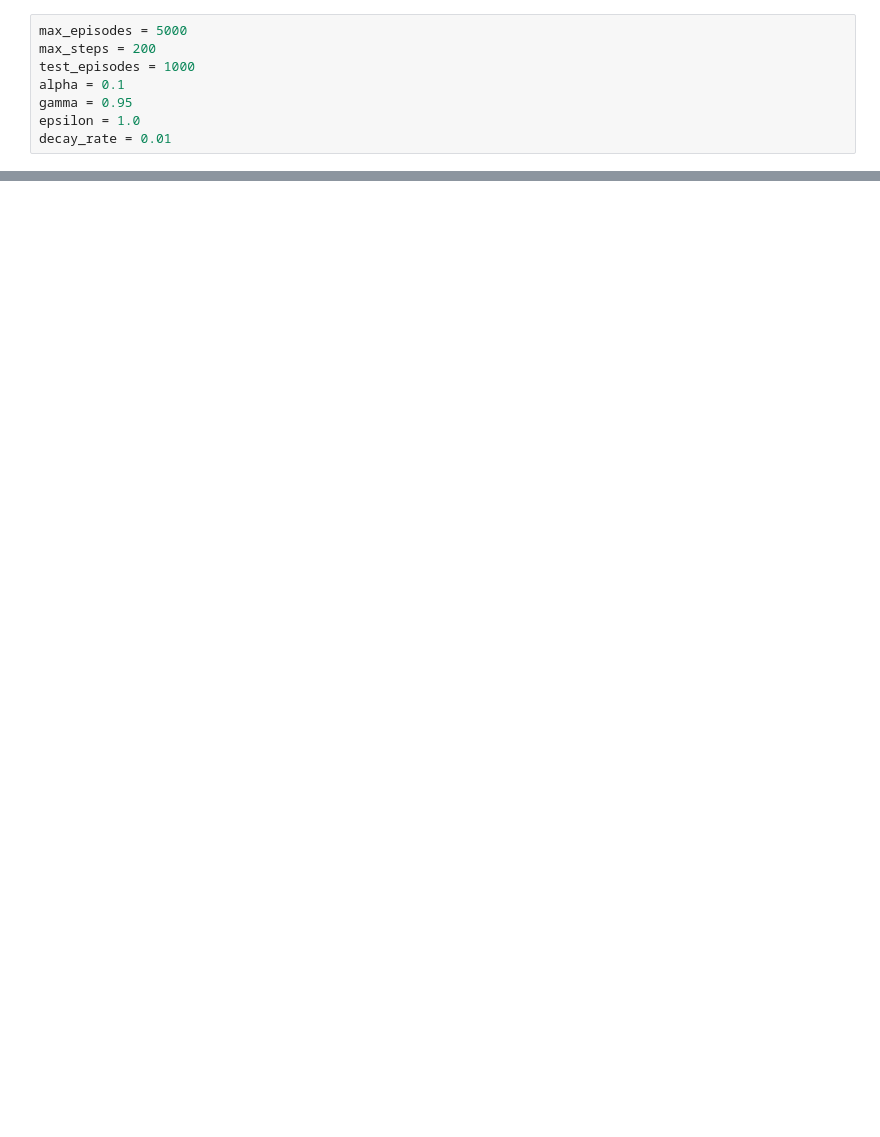
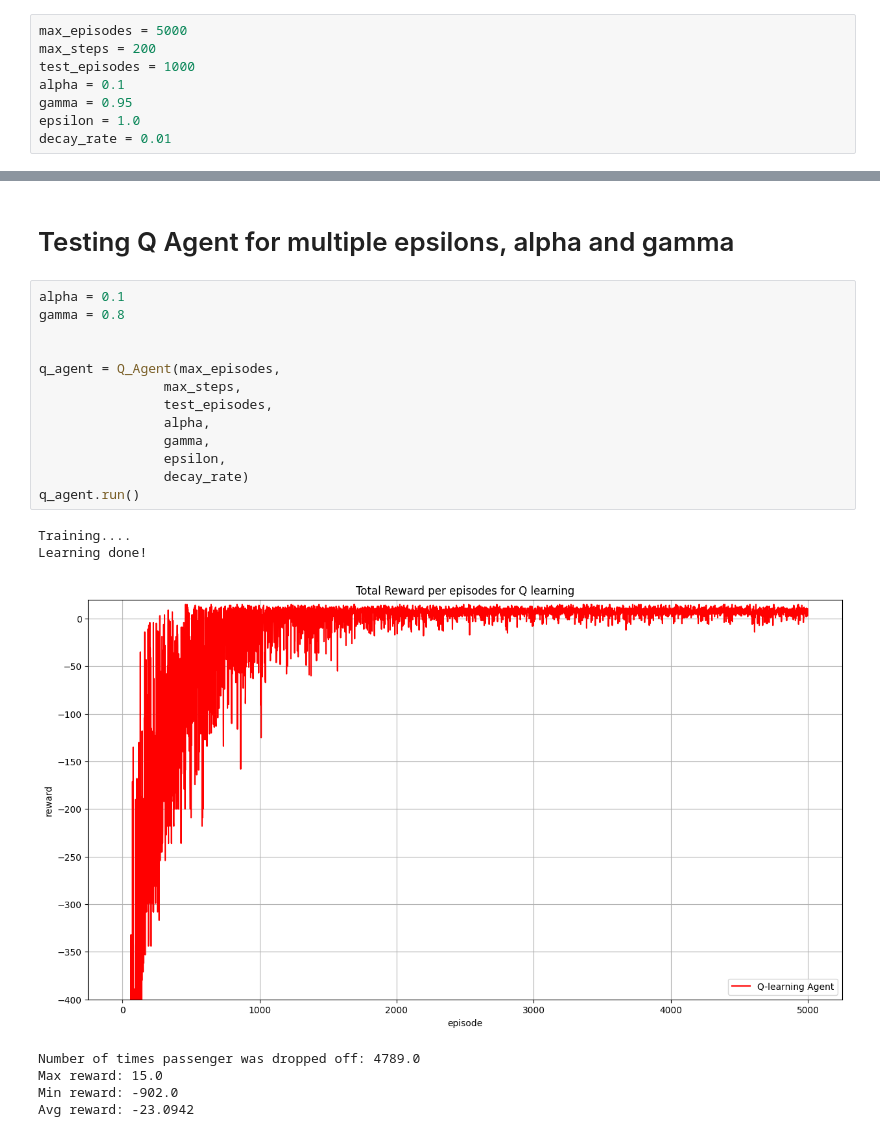
Before and after one commit to Zeid-Hazboun/openAI-taxi-RL, a Jupyter notebook: taxi.ipynb, the cells around one changed output, grey strips where cells are left out. Cells and saved outputs as stored; diff of their text form; blank space fills up the shorter version.

```diff
--- a/taxi.ipynb
+++ b/taxi.ipynb
@@ -394,0 +165,23 @@ Avg reward: -21.0672
+# %% [markdown]
+# Testing Q Agent for multiple epsilons, alpha and gamma
+# %%
+alpha = 0.1
+gamma = 0.8
+
+
+q_agent = Q_Agent(max_episodes,
+                max_steps,
+                test_episodes,
+                alpha,
+                gamma,
+                epsilon,
+                decay_rate)
+q_agent.run()
+# %% [output]
+Training....
+Learning done!
+[figure, added]
+Number of times passenger was dropped off: 4789.0
+Max reward: 15.0
+Min reward: -902.0
+Avg reward: -23.0942
```
Also changed, not shown: parts of 39 cells of this notebook.
